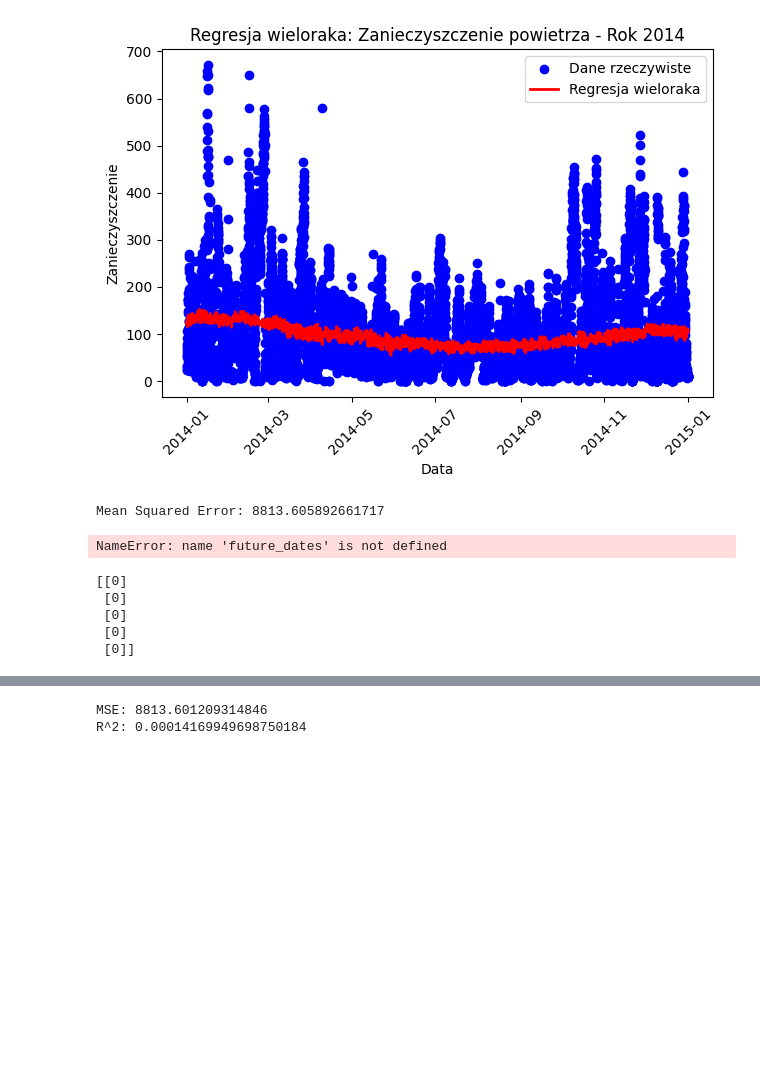
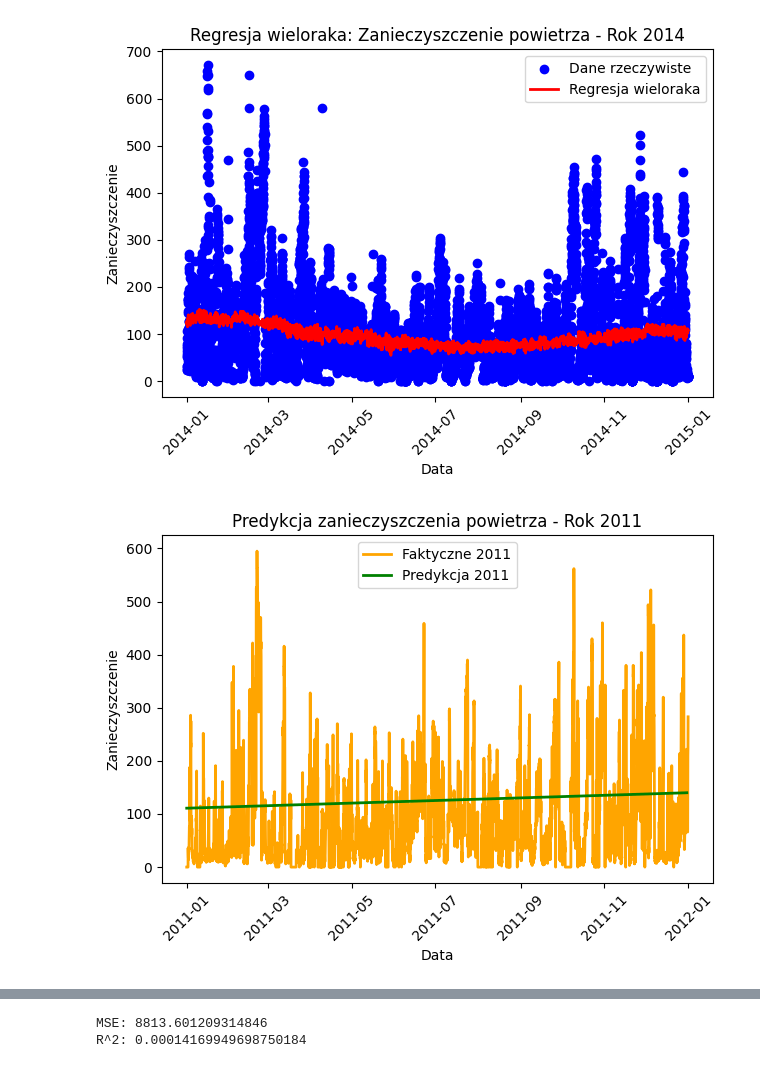
Before and after one commit to Beruxik/SBL-IPAD, a Jupyter notebook: SBL.ipynb, the cells around one changed output, grey strips where cells are left out. Cells and saved outputs as stored; diff of their text form; code cells hidden in the pictures; blank space fills up the shorter version.

```diff
--- a/SBL.ipynb
+++ b/SBL.ipynb
@@ -1057,26 +1057,3 @@ for year, group in grouped:
 [figure]
 [figure]
 [figure]
-# %%
-# Oblicz średni błąd kwadratowy
-mse = mean_squared_error(y_test, y_pred)
-print("Mean Squared Error:", mse)
-# %% [output]
-Mean Squared Error: 8813.605892661717
-# %%
-# Wykonaj prognozę na kolejnych dniach
-num_days = 5
-last_date = df["date"].max()
-
-future_dates_numeric = (
-    np.array(future_dates, dtype="datetime64[D]") - np.datetime64("1970-01-01")
-).astype(np.int64) // 10**9
-future_dates_numeric = np.array(future_dates_numeric).reshape(-1, 1)
-
-future_predictions = model.predict(future_dates_numeric)
-
-print("Prognozy dla kolejnych", num_days, "dni:")
-for date, prediction in zip(future_dates, future_predictions):
-    print(date, ":", prediction)
-# %% [output]
-NameError: name 'future_dates' is not defined
@@ -1088,8 +1060,32 @@ future_dates_numeric = np.array(future_dates_numeric).reshape(-1, 1)
-# %%
-print(future_dates_numeric)
-# %% [output]
-[[0]
- [0]
- [0]
- [0]
- [0]]
+# %%
+# Przygotuj dane wejściowe i wyjściowe dla roku 2010
+X_2010 = data[data['date'].dt.year == 2010]['days_since_reference'].values.reshape(-1, 1)
+y_2010 = data[data['date'].dt.year == 2010]['pollution']
+
+# Utwórz model regresji liniowej
+model = LinearRegression()
+
+# Dopasuj model do danych z roku 2010
+model.fit(X_2010, y_2010)
+
+# Przygotuj dane wejściowe dla roku 2011
+input_data_2011 = pd.DataFrame({'date': pd.date_range('2011-01-01', '2011-12-31', freq='H')})
+input_data_2011['days_since_reference'] = input_data_2011['date'].apply(lambda x: x.toordinal())
+
+# Wykonaj predykcję dla danych wejściowych z roku 2011
+y_pred_2011 = model.predict(input_data_2011['days_since_reference'].values.reshape(-1, 1))
+
+# Stwórz wykres predykcji dla roku 2011
+fig, ax = plt.subplots()
+actual_data_2011 = data[data['date'].dt.year == 2011]
+ax.plot(actual_data_2011['date'], actual_data_2011['pollution'], color='orange', linewidth=2, label='Faktyczne 2011')
+ax.plot(input_data_2011['date'], y_pred_2011, color='green', linewidth=2, label='Predykcja 2011')
+ax.set_xlabel('Data')
+ax.set_ylabel('Zanieczyszczenie')
+ax.set_title('Predykcja zanieczyszczenia powietrza - Rok 2011')
+ax.legend()
+plt.xticks(rotation=45)
+plt.tight_layout()
+plt.show()
+# %% [output]
+[figure, added]
```
Also changed, not shown: parts of 18 cells of this notebook.
